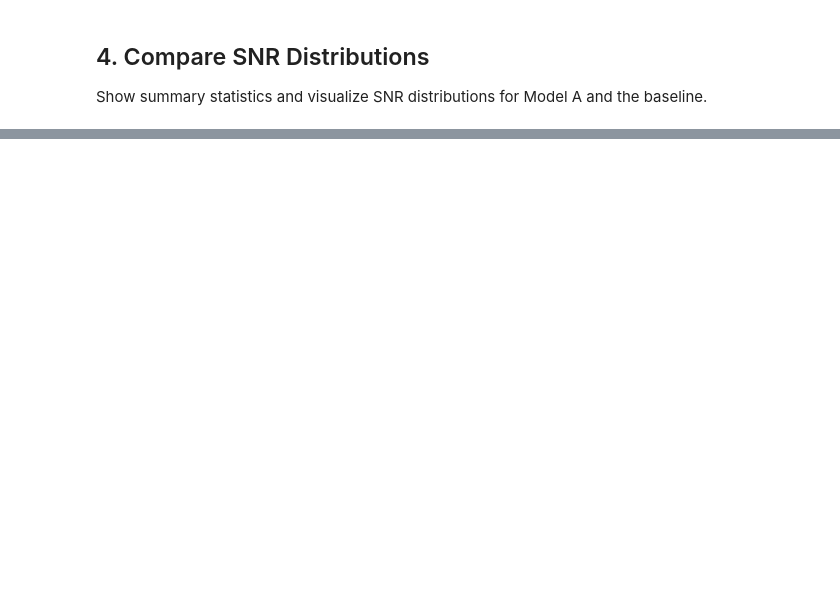
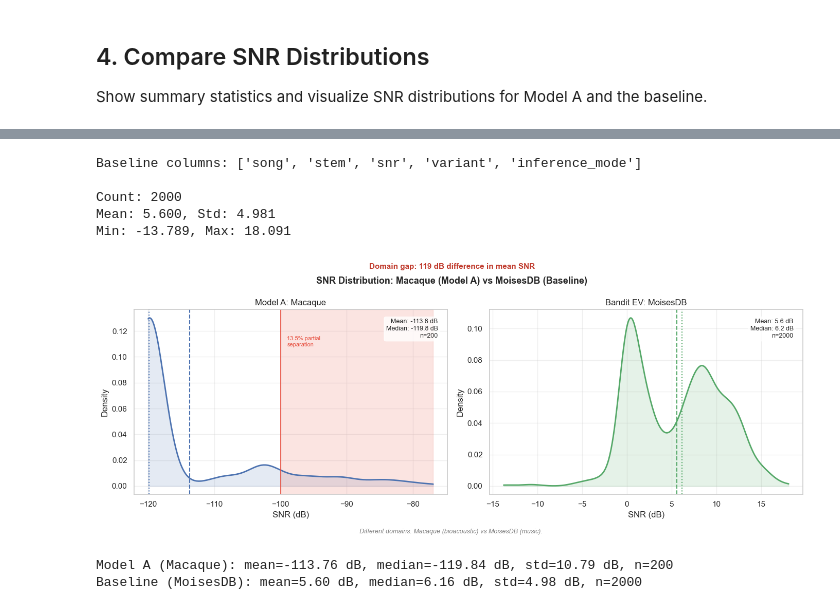
Before and after one commit to julianmorenomotta/mir-project, a Jupyter notebook: notebooks/base_macaque_comparison.ipynb, the cells around one changed output, grey strips where cells are left out. Drawn from its saved outputs; the diff is of its cells as text; code cells hidden in the pictures; blank space fills up the shorter version.

```diff
--- a/notebooks/base_macaque_comparison.ipynb
+++ b/notebooks/base_macaque_comparison.ipynb
@@ -10,8 +10,10 @@ import pandas as pd
 import numpy as np
 import matplotlib.pyplot as plt
 import seaborn as sns
+from scipy.stats import gaussian_kde
 
-sns.set(style="whitegrid")
+
+sns.set_theme(style="whitegrid")
 # %% [markdown]
 ## 2. Load Model A and Baseline Results
 Load Model A results and the merged baseline CSV, ensuring both have a clear SNR column.
@@ -78,0 +93,6 @@ Summarize the findings and highlight key differences between Model A and the bas
+# %%
+snr_a = df_model_a[snr_col_a].dropna()
+print(f"Count: {len(snr_a)}")
+print(f"Unique values: {snr_a.nunique()}")
+print(f"Value counts (top 10):\n{snr_a.value_counts().head(10)}")
+print(f"\nFirst 20 raw values:\n{snr_a.values[:20]}")
@@ -78,0 +117,67 @@ Summarize the findings and highlight key differences between Model A and the bas
+# %%
+print(f"Baseline columns: {df_baseline.columns.tolist()}")
+snr_b = df_baseline[snr_col_b].dropna()
+print(f"\nCount: {len(snr_b)}")
+print(f"Mean: {snr_b.mean():.3f}, Std: {snr_b.std():.3f}")
+print(f"Min: {snr_b.min():.3f}, Max: {snr_b.max():.3f}")
+# %% [output]
+Baseline columns: ['song', 'stem', 'snr', 'variant', 'inference_mode']
+
+Count: 2000
+Mean: 5.600, Std: 4.981
+Min: -13.789, Max: 18.091
+# %%
+fig, axes = plt.subplots(1, 2, figsize=(14, 5))
+fig.suptitle('SNR Distribution: Macaque (Model A) vs MoisesDB (Baseline)',
+             fontsize=13, fontweight='bold')
+
+datasets = [
+    (snr_a, 'Model A: Macaque',    '#4C72B0', axes[0]),
+    (snr_b, 'Bandit EV: MoisesDB', '#55A868', axes[1]),
+]
+
+for data, label, color, ax in datasets:
+    kde = gaussian_kde(data, bw_method=0.2)
+    x = np.linspace(data.min(), data.max(), 500)
+    ax.plot(x, kde(x), color=color, linewidth=2)
+    ax.fill_between(x, kde(x), alpha=0.15, color=color)
+    ax.axvline(data.mean(),   color=color, linestyle='--', linewidth=1.5)
+    ax.axvline(data.median(), color=color, linestyle=':',  linewidth=1.5)
+    ax.set_xlabel('SNR (dB)')
+    ax.set_ylabel('Density')
+    ax.set_title(label)
+    ax.grid(True, alpha=0.3)
+    # Clean stats box instead of legend
+    ax.text(0.97, 0.95,
+            f'Mean: {data.mean():.1f} dB\nMedian: {data.median():.1f} dB\nn={len(data)}',
+            transform=ax.transAxes, ha='right', va='top', fontsize=9,
+            bbox=dict(boxstyle='round,pad=0.3', facecolor='white', alpha=0.8))
+
+# ✅ Partial separation annotation — explicitly on axes[0] (Macaque)
+ax_mac = axes[0]
+ax_mac.axvspan(-100, snr_a.max(), alpha=0.15, color='#E74C3C')
+ax_mac.axvline(-100, color='#E74C3C', linestyle='-', linewidth=1.2)
+ax_mac.text(-99, ax_mac.get_ylim()[1] * 0.85,
+            '13.5% partial\nseparation',
+            fontsize=8, color='#E74C3C', va='top')
+
+# Domain gap headline
+fig.text(0.5, 1.01,
+         f'Domain gap: {snr_b.mean() - snr_a.mean():.0f} dB difference in mean SNR',
+         ha='center', fontsize=11, fontweight='bold', color='#C0392B')
+
+# Footnote
+fig.text(0.5, -0.02,
+         'Different domains: Macaque (bioacoustic) vs MoisesDB (music). ',
+         ha='center', fontsize=9, color='gray', style='italic')
+
+plt.tight_layout()
+plt.show()
+
+for data, label in [(snr_a, 'Model A (Macaque)'), (snr_b, 'Baseline (MoisesDB)')]:
+    print(f"{label}: mean={data.mean():.2f} dB, median={data.median():.2f} dB, "
+          f"std={data.std():.2f} dB, n={len(data)}")
+# %% [output]
+[figure, added]
+Model A (Macaque): mean=-113.76 dB, median=-119.84 dB, std=10.79 dB, n=200
+Baseline (MoisesDB): mean=5.60 dB, median=6.16 dB, std=4.98 dB, n=2000
```
Also changed, not shown: parts of 7 cells of this notebook, 2 other files.
